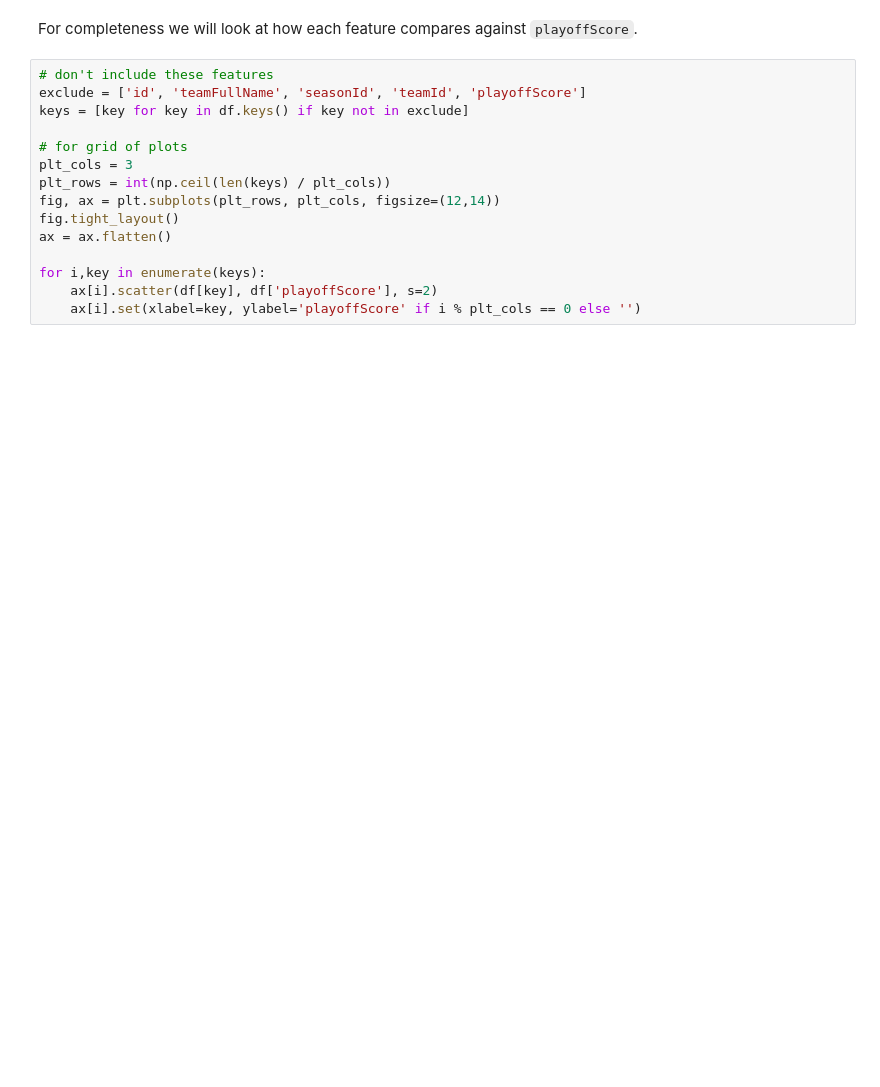
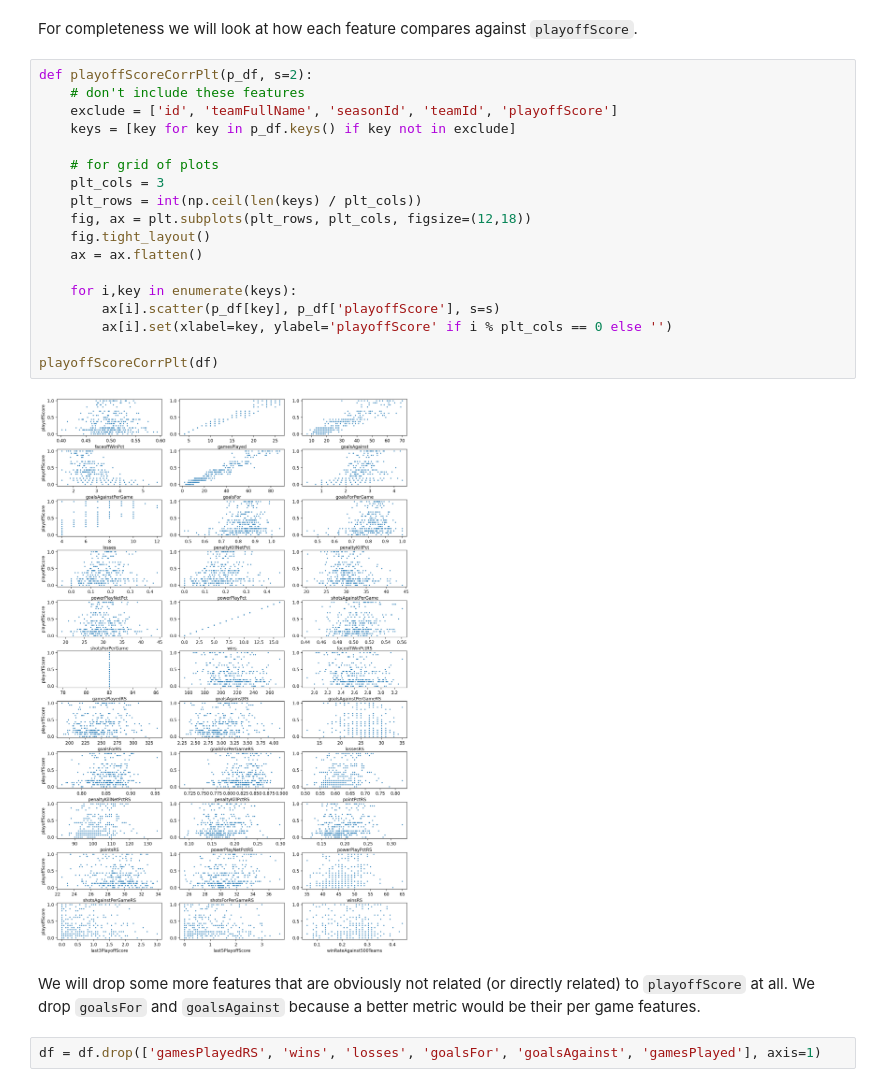
Before and after one commit to chrisbolton18/StanleyCupPredictor, a Jupyter notebook: nhlsc-predictor.ipynb, the cells around one changed output. Saved outputs shown, nothing was run; the diff lists cells and outputs as text; blank space fills up the shorter version.

```diff
--- a/nhlsc-predictor.ipynb
+++ b/nhlsc-predictor.ipynb
@@ -185,17 +192,26 @@ for t_df, color in zip([chi_df, pit_df],colors):
 # %% [markdown]
 For completeness we will look at how each feature compares against `playoffScore`.
 # %%
-# don't include these features
-exclude = ['id', 'teamFullName', 'seasonId', 'teamId', 'playoffScore']
-keys = [key for key in df.keys() if key not in exclude]
+def playoffScoreCorrPlt(p_df, s=2):
+    # don't include these features
+    exclude = ['id', 'teamFullName', 'seasonId', 'teamId', 'playoffScore']
+    keys = [key for key in p_df.keys() if key not in exclude]
 
-# for grid of plots
-plt_cols = 3
-plt_rows = int(np.ceil(len(keys) / plt_cols))
-fig, ax = plt.subplots(plt_rows, plt_cols, figsize=(12,14))
-fig.tight_layout()
-ax = ax.flatten()
+    # for grid of plots
+    plt_cols = 3
+    plt_rows = int(np.ceil(len(keys) / plt_cols))
+    fig, ax = plt.subplots(plt_rows, plt_cols, figsize=(12,18))
+    fig.tight_layout()
+    ax = ax.flatten()
 
-for i,key in enumerate(keys):
-    ax[i].scatter(df[key], df['playoffScore'], s=2)
-    ax[i].set(xlabel=key, ylabel='playoffScore' if i % plt_cols == 0 else '')
+    for i,key in enumerate(keys):
+        ax[i].scatter(p_df[key], p_df['playoffScore'], s=s)
+        ax[i].set(xlabel=key, ylabel='playoffScore' if i % plt_cols == 0 else '')
+
+playoffScoreCorrPlt(df)
+# %% [output]
+[figure, added]
+# %% [markdown]
+We will drop some more features that are obviously not related (or directly related) to `playoffScore` at all. We drop `goalsFor` and `goalsAgainst` because a better metric would be their per game features.
+# %%
+df = df.drop(['gamesPlayedRS', 'wins', 'losses', 'goalsFor', 'goalsAgainst', 'gamesPlayed'], axis=1)
```
Also changed, not shown: parts of 12 cells of this notebook, 1 other file.
